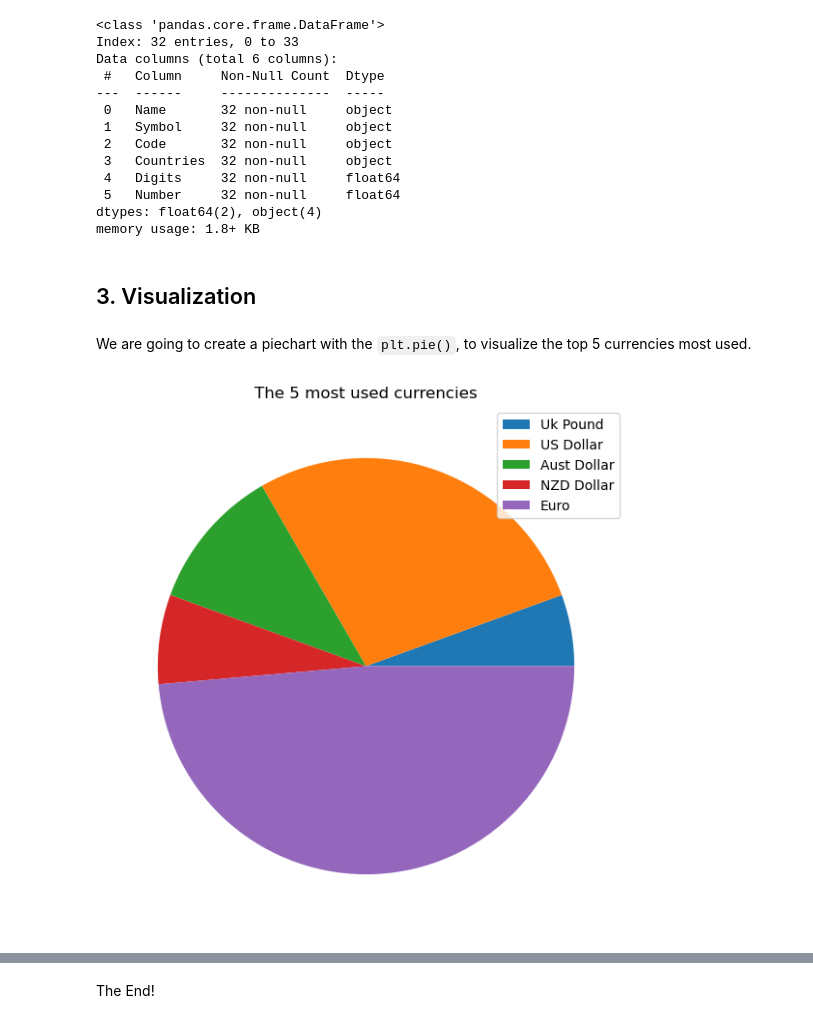
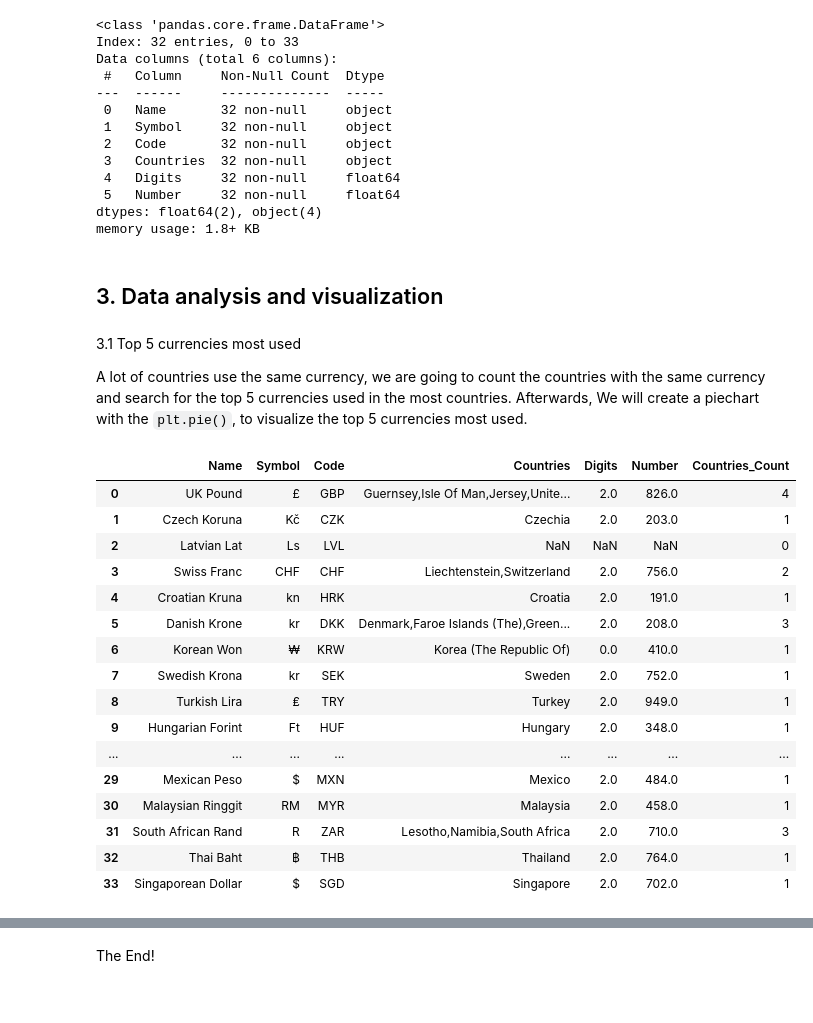
Before and after one commit to AldaJiji/My-first-project, a Jupyter notebook: My_First_Project.ipynb, the cells around one changed output, grey strips where cells are left out. Cells and saved outputs as stored; diff of their text form; code cells hidden in the pictures.

```diff
--- a/My_First_Project.ipynb
+++ b/My_First_Project.ipynb
@@ -100,20 +89,33 @@ euro_countries=euro.split(',')
 # %% [markdown]
-## 3. Visualization
+## 3.  Data analysis and visualization
 # %% [markdown]
-We are going to create a piechart with the `plt.pie()`, to visualize the top 5 currencies most used.
+3.1 Top 5 currencies most used
+
+  A lot of countries use the same currency, we are going to count the countries with the same currency and search for the top 5 currencies used in the most countries.
+Afterwards, We will create a piechart with the `plt.pie()`, to visualize the top 5 currencies most used.
-# %%
-#We create a dataset to visualize the top 5 currencies most used
-
-
-#Data
-Currencies=['Uk Pound','US Dollar','Aust Dollar','NZD Dollar','Euro']
-countries=[len(uk_pound_countries),len(us_dollar_countries),len(aust_dollar_countries),len(nzd_dollar_countries),len(euro_countries)]
-
-
-fig=plt.figure(figsize=(10,7))
-plt.pie(countries,labels=Currencies,labeldistance=None)
-
-plt.title('The 5 most used currencies')
-plt.legend(title=None,loc='upper right',fontsize='medium');
-# %% [output]
-[figure, removed]
+# %%
+# Count number of countries for each currency
+
+#We create a new column 'Countries_Count'
+#We use a lambda function which counts the number of countries for each row in the 'Countries' column
+df['Countries_Count'] = df['Countries'].apply(lambda x: len(str(x).split(',')) if pd.notnull(x) else 0)
+
+df
+# %% [output]
+|  | Name | Symbol | Code | Countries | Digits | Number | Countries_Count |
+| 0 | UK Pound | £ | GBP | Guernsey,Isle Of Man,Jersey,Unite... | 2.0 | 826.0 | 4 |
+| 1 | Czech Koruna | Kč | CZK | Czechia | 2.0 | 203.0 | 1 |
+| 2 | Latvian Lat | Ls | LVL | NaN | NaN | NaN | 0 |
+| 3 | Swiss Franc | CHF | CHF | Liechtenstein,Switzerland | 2.0 | 756.0 | 2 |
+| 4 | Croatian Kruna | kn | HRK | Croatia | 2.0 | 191.0 | 1 |
+| 5 | Danish Krone | kr | DKK | Denmark,Faroe Islands (The),Green... | 2.0 | 208.0 | 3 |
+| 6 | Korean Won | ₩ | KRW | Korea (The Republic Of) | 0.0 | 410.0 | 1 |
+| 7 | Swedish Krona | kr | SEK | Sweden | 2.0 | 752.0 | 1 |
+| 8 | Turkish Lira | ₤ | TRY | Turkey | 2.0 | 949.0 | 1 |
+| 9 | Hungarian Forint | Ft | HUF | Hungary | 2.0 | 348.0 | 1 |
+| ... | ... | ... | ... | ... | ... | ... | ... |
+| 29 | Mexican Peso | $ | MXN | Mexico | 2.0 | 484.0 | 1 |
+| 30 | Malaysian Ringgit | RM | MYR | Malaysia | 2.0 | 458.0 | 1 |
+| 31 | South African Rand | R | ZAR | Lesotho,Namibia,South Africa | 2.0 | 710.0 | 3 |
+| 32 | Thai Baht | ฿ | THB | Thailand | 2.0 | 764.0 | 1 |
+| 33 | Singaporean Dollar | $ | SGD | Singapore | 2.0 | 702.0 | 1 |
```
Also changed, not shown: parts of 12 cells of this notebook.
